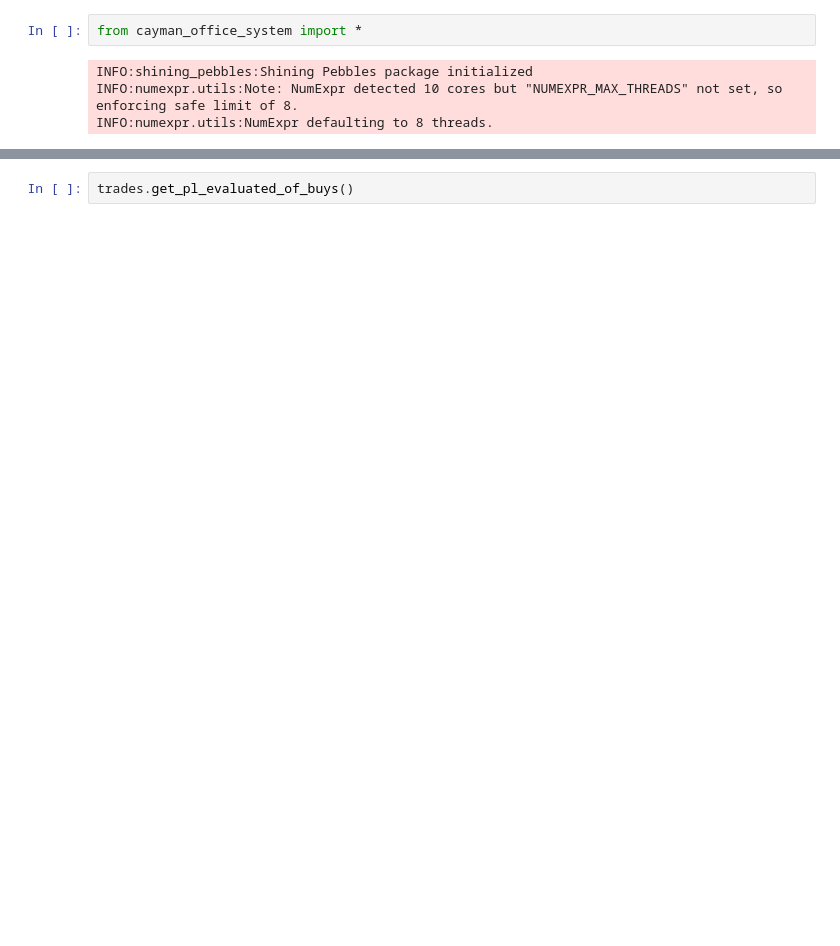
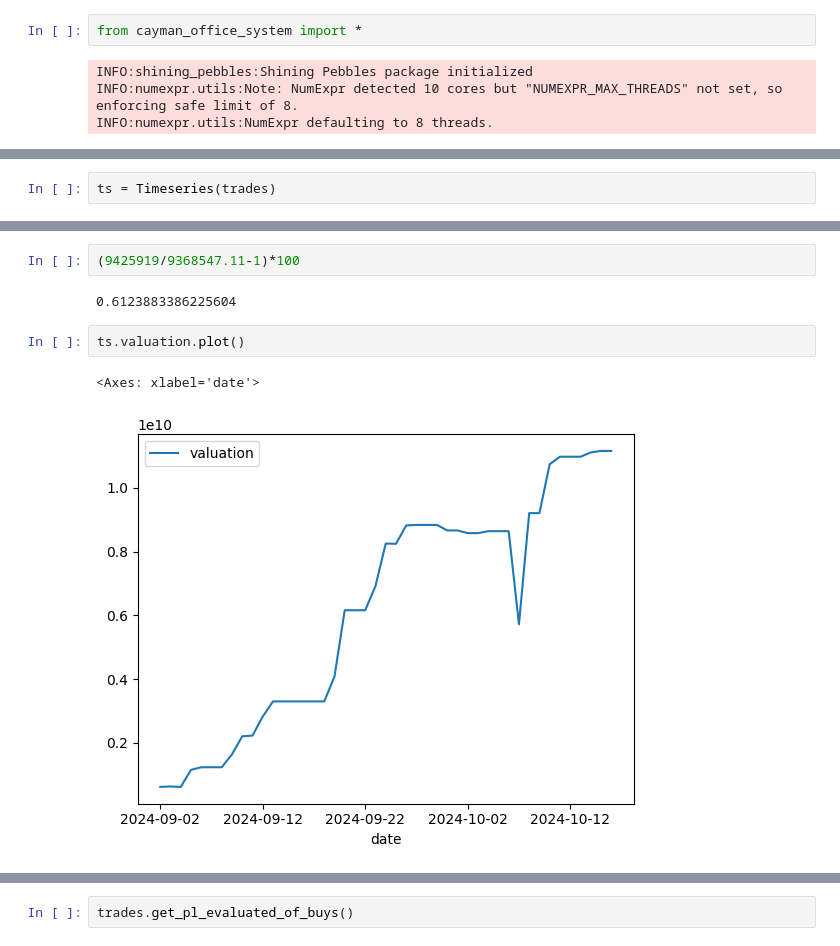
Before and after one commit to nailen1/cayman_office_system, a Jupyter notebook: build-sell-algorithms.ipynb, the cells around one changed output, grey strips where cells are left out. Cells and saved outputs as stored; diff of their text form; blank space fills up the shorter version.

Commit message:
refactor: rebuild timeseries algorithms

```diff
--- a/build-sell-algorithms.ipynb
+++ b/build-sell-algorithms.ipynb
@@ -42,0 +311,2 @@ trades.history
+# %%
+ts = Timeseries(trades)
@@ -42,0 +402,9 @@ trades.history
+# %%
+(9425919/9368547.11-1)*100
+# %% [output]
+0.6123883386225604
+# %%
+ts.valuation.plot()
+# %% [output]
+<Axes: xlabel='date'>
+[figure, added]
```
Also changed, not shown: parts of 89 cells of this notebook, 16 other files.
